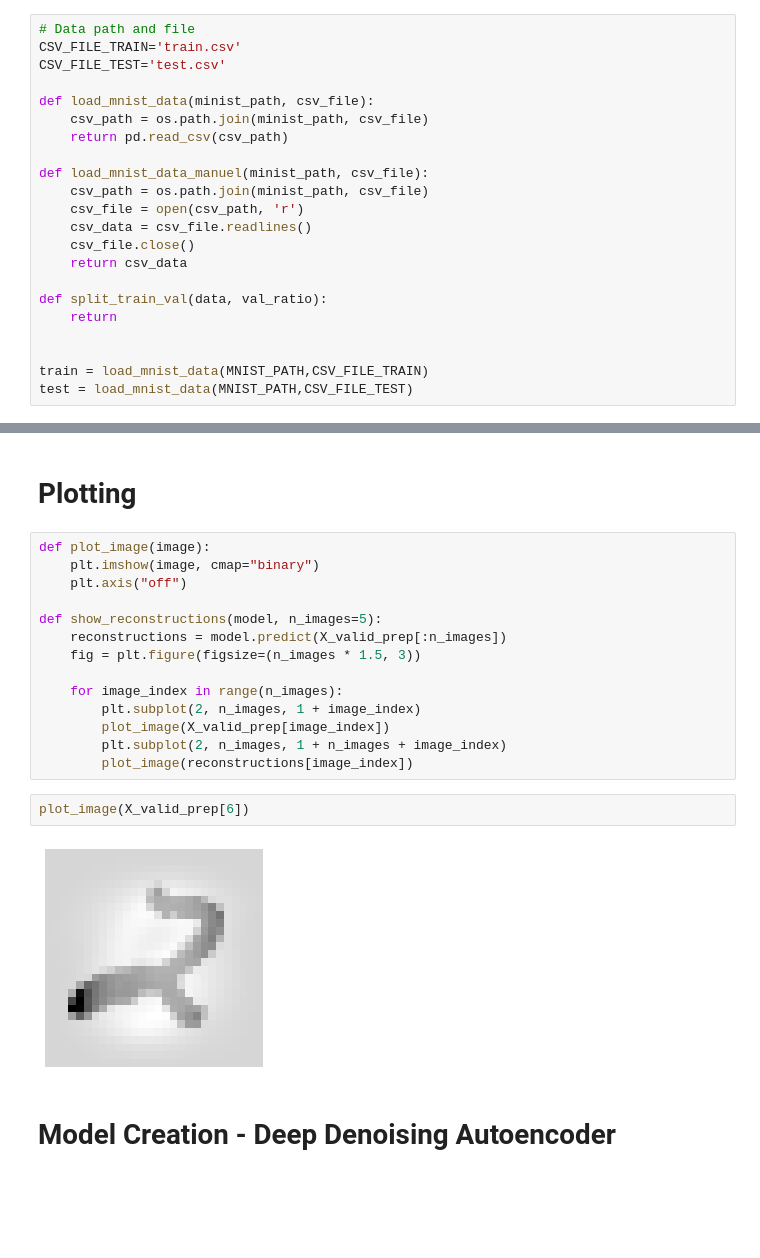
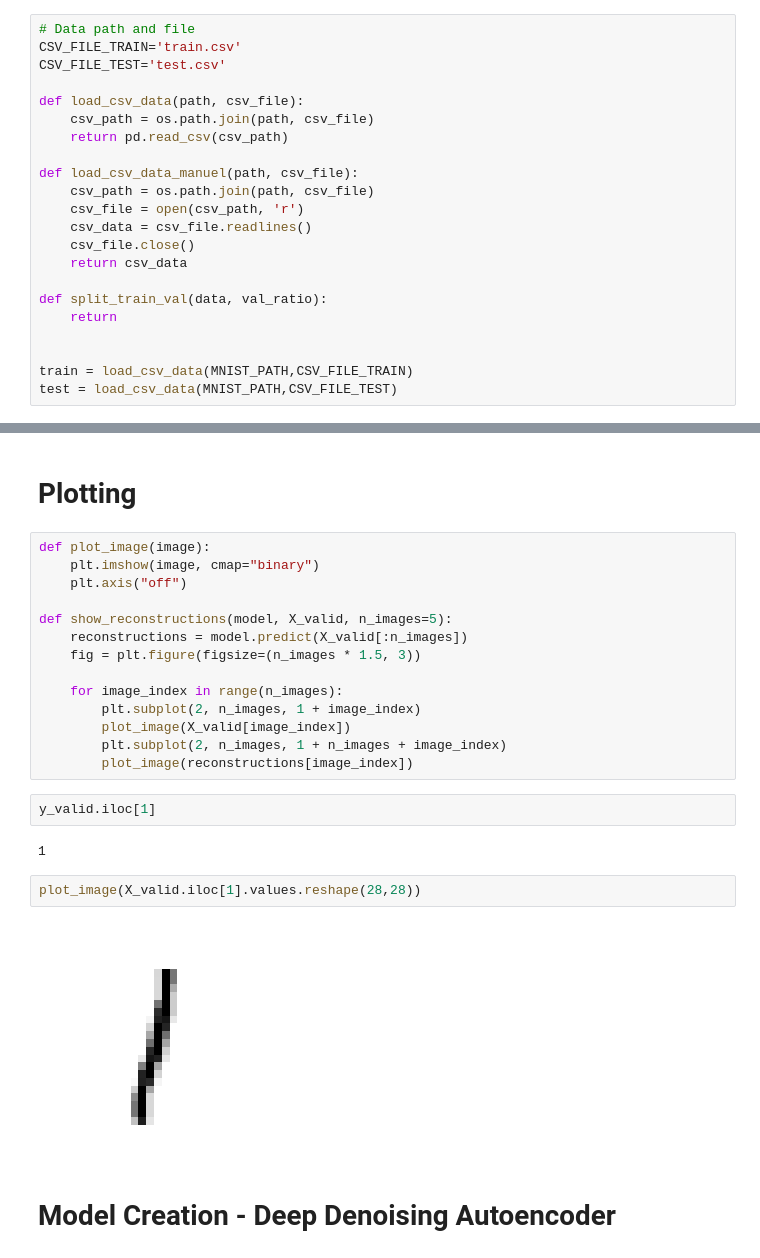
Before and after one commit to IIIskiplikIII/autoencoding-mnist, a Jupyter notebook: autoencoding-mnist.ipynb, the cells around one changed output, grey strips where cells are left out. Saved outputs shown, nothing was run; the diff lists cells and outputs as text; blank space fills up the shorter version.

```diff
--- a/autoencoding-mnist.ipynb
+++ b/autoencoding-mnist.ipynb
@@ -54,12 +74,12 @@ Keras Version:  2.4.0
 CSV_FILE_TRAIN='train.csv'
 CSV_FILE_TEST='test.csv'
 
-def load_mnist_data(minist_path, csv_file):
-    csv_path = os.path.join(minist_path, csv_file)
+def load_csv_data(path, csv_file):
+    csv_path = os.path.join(path, csv_file)
     return pd.read_csv(csv_path)
 
-def load_mnist_data_manuel(minist_path, csv_file):
-    csv_path = os.path.join(minist_path, csv_file)
+def load_csv_data_manuel(path, csv_file):
+    csv_path = os.path.join(path, csv_file)
     csv_file = open(csv_path, 'r')
     csv_data = csv_file.readlines()
     csv_file.close()
@@ -69,8 +89,8 @@ def split_train_val(data, val_ratio):
     return
 
 
-train = load_mnist_data(MNIST_PATH,CSV_FILE_TRAIN)
-test = load_mnist_data(MNIST_PATH,CSV_FILE_TEST)
+train = load_csv_data(MNIST_PATH,CSV_FILE_TRAIN)
+test = load_csv_data(MNIST_PATH,CSV_FILE_TEST)
 # %% [markdown]
 ### Train Val Split
 # %%
@@ -103,19 +156,23 @@ def plot_image(image):
     plt.imshow(image, cmap="binary")
     plt.axis("off")
 
-def show_reconstructions(model, n_images=5):
-    reconstructions = model.predict(X_valid_prep[:n_images])
+def show_reconstructions(model, X_valid, n_images=5):
+    reconstructions = model.predict(X_valid[:n_images])
     fig = plt.figure(figsize=(n_images * 1.5, 3))
 
     for image_index in range(n_images):
         plt.subplot(2, n_images, 1 + image_index)
-        plot_image(X_valid_prep[image_index])
+        plot_image(X_valid[image_index])
         plt.subplot(2, n_images, 1 + n_images + image_index)
         plot_image(reconstructions[image_index])
-# %%
-plot_image(X_valid_prep[6])
-# %% [output]
-[figure, removed]
+# %%
+y_valid.iloc[1]
+# %% [output]
+1
+# %%
+plot_image(X_valid.iloc[1].values.reshape(28,28))
+# %% [output]
+[figure, added]
 # %% [markdown]
 # Model Creation - Deep Denoising Autoencoder
 # %%
```
Also changed, not shown: parts of 26 cells of this notebook.
